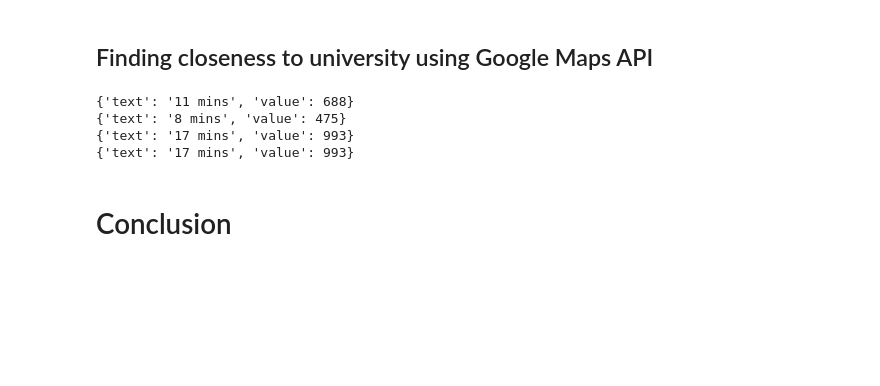
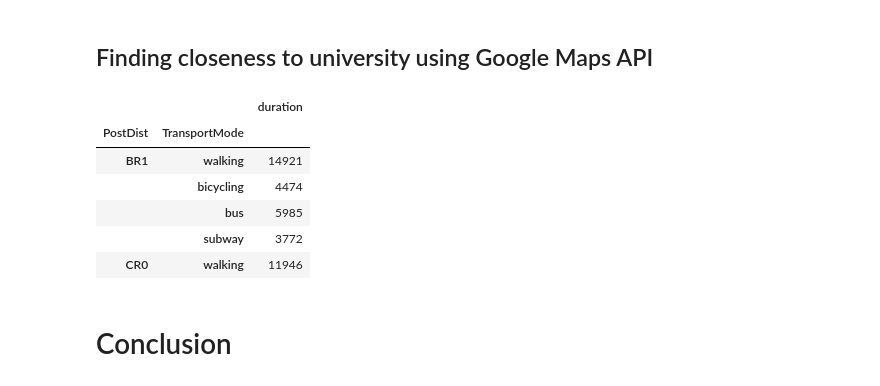
Before and after one commit to namiyousef/Coursera_Capstone, a Jupyter notebook: Capstone Notebooks/FinalCapstone_5_Analysis.ipynb, the cells around one changed output. Cells and saved outputs as stored; diff of their text form; code cells hidden in the pictures; blank space fills up the shorter version.

```diff
--- a/Capstone Notebooks/FinalCapstone_5_Analysis.ipynb
+++ b/Capstone Notebooks/FinalCapstone_5_Analysis.ipynb
@@ -199,13 +237,17 @@ def get_lat_long(geolocator,address):
 # %%
-geolocator = Nominatim(user_agent="foursquare_agent")
+#geolocator = Nominatim(user_agent="foursquare_agent") DONT USE!
 
 # london geodata {from source:[3]}
 path = ("/Users/yousefnami/Desktop/Yousef/PrivateTings/MyStuff/"
         "Courses/IBMDataScienceCertificate/CapstoneProject/Capstone/Coursera_Capstone/Data/london_geodata.json")
 
+geolocator = GoogleV3(config['google']['key'])
+
 lat_long = get_lat_long(geolocator, 'London, United Kingdom')
 m = plot_map(lat_long, path)
-m = add_labels(geolocator, m, df_rent.PostDist.unique().tolist(), address_global = 'London, England, United Kingdom')
+#m = add_labels(geolocator, m, df_rent.PostDist.unique().tolist(), address_global = 'London, England, United Kingdom')
+m = add_labels1(geolocator, m, df_rent.PostDist.unique().tolist(), 'London','United Kingdom')
+
 
 # add imperial college
 lat_long = get_lat_long(geolocator, 'Imperial College London')
@@ -335,32 +390,29 @@ for postal_district in df_rent.PostDist.unique():
 # %%
 # retrieve important information
 # let's try multi index pandas tables !
 post_dists = []
 trans_mode = []
 duration = []
 for post_dist in df_rent.PostDist.unique():
 
     for item in list(modes.values())[:-1] + modes['transit']:
         post_dists.append(post_dist)
         trans_mode.append(item)
-        #duration.append(all_directions[post_dist][item]['routes'][0]['legs'][0]['duration'])
+        duration.append(all_directions[post_dist][item]['routes'][0]['legs'][0]['duration']['value'])
 
 
 
 
 index_tuples = list(zip(post_dists, trans_mode))
 index = pd.MultiIndex.from_tuples(index_tuples, names=['PostDist', 'TransportMode'])
-#df_travel = pd.DataFrame(data={'duration':index},index = index)
+df_travel = pd.DataFrame(data={'duration':duration},index = index)
 
-#all_directions['BR1']['bicycling']['routes'][0]['legs'][0]['duration']
-#df_travel.head()
-print(all_directions['BR1']['bus']['routes'][0]['legs'][0]['duration'])
-print(all_directions['BR1']['bicycling']['routes'][0]['legs'][0]['duration'])
-print(all_directions['BR1']['walking']['routes'][0]['legs'][0]['duration'])
-
-print(all_directions['SW6']['walking']['routes'][0]['legs'][0]['duration'])
+df_travel.head()
 # %% [output]
-{'text': '11 mins', 'value': 688}
-{'text': '8 mins', 'value': 475}
-{'text': '17 mins', 'value': 993}
-{'text': '17 mins', 'value': 993}
+|  |  | duration |
+| PostDist | TransportMode |  |
+| BR1 | walking | 14921 |
+|  | bicycling | 4474 |
+|  | bus | 5985 |
+|  | subway | 3772 |
+| CR0 | walking | 11946 |
```
Also changed, not shown: parts of 5 cells of this notebook.
